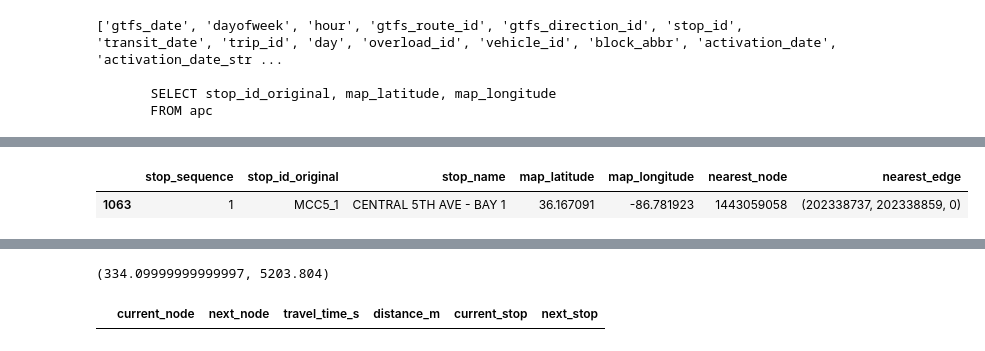
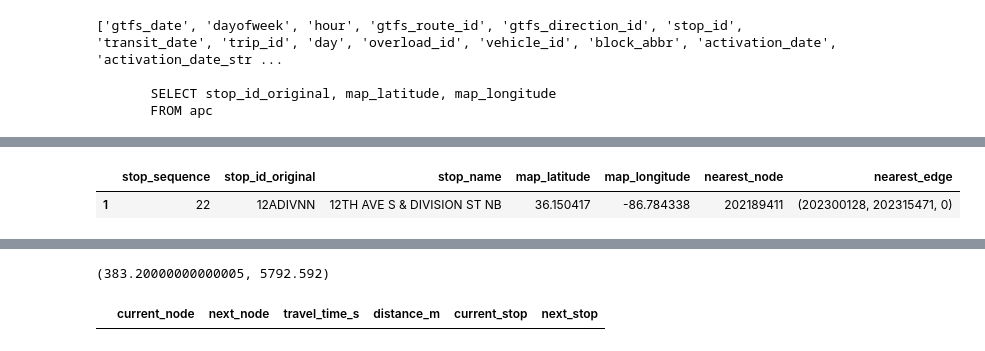
Before and after one commit to jptalusan/ICCPS_stationing, a Jupyter notebook: data_generation/all_stops_matching_tt_dd.ipynb, the cells around one changed output, grey strips where cells are left out. Saved outputs shown, nothing was run; the diff lists cells and outputs as text; code cells hidden in the pictures.

```diff
--- a/data_generation/all_stops_matching_tt_dd.ipynb
+++ b/data_generation/all_stops_matching_tt_dd.ipynb
@@ -68,7 +136,10 @@ apcdf.query("stop_id_original == 'BAPSEMNN'")
 # %%
 fp = 'results/stops_node_matching.pkl'
 df = pd.read_pickle(fp)
-df.query("stop_id_original == 'MCC5_1'")
+display(df.query("stop_id_original == '12ADIVNN'"))
+display(df.query("stop_id_original == '16SFATSN'"))
+# MUREXPWN and LAFLEWWN
+#  BAPWEANN and BAPLOCNM
 # %% [output]
 |  | stop_sequence | stop_id_original | stop_name | map_latitude | map_longitude | nearest_node | nearest_edge |
-| 1063 | 1 | MCC5_1 | CENTRAL 5TH AVE - BAY 1 | 36.167091 | -86.781923 | 1443059058 | (202338737, 202338859, 0) |
+| 1 | 22 | 12ADIVNN | 12TH AVE S & DIVISION ST NB | 36.150417 | -86.784338 | 202189411 | (202300128, 202315471, 0) |
@@ -75,6 +148,6 @@ df.query("stop_id_original == 'MCC5_1'")
 # %%
-current_node = 1443059058
-next_node = 202443952
+current_node = 202189411
+next_node = 202301462
 try:
     r = ox.shortest_path(G, current_node, next_node, weight='length')
     cols = ['osmid', 'length', 'travel_time']
@@ -84,7 +157,6 @@ try:
 except:
     tt = -1
     dd = -1
+tt, dd
+# %% [output]
+(383.20000000000005, 5792.592)
-# %%
-tt, dd
-# %% [output]
-(334.09999999999997, 5203.804)
```
Also changed, not shown: parts of 16 cells of this notebook, 18 other files.
